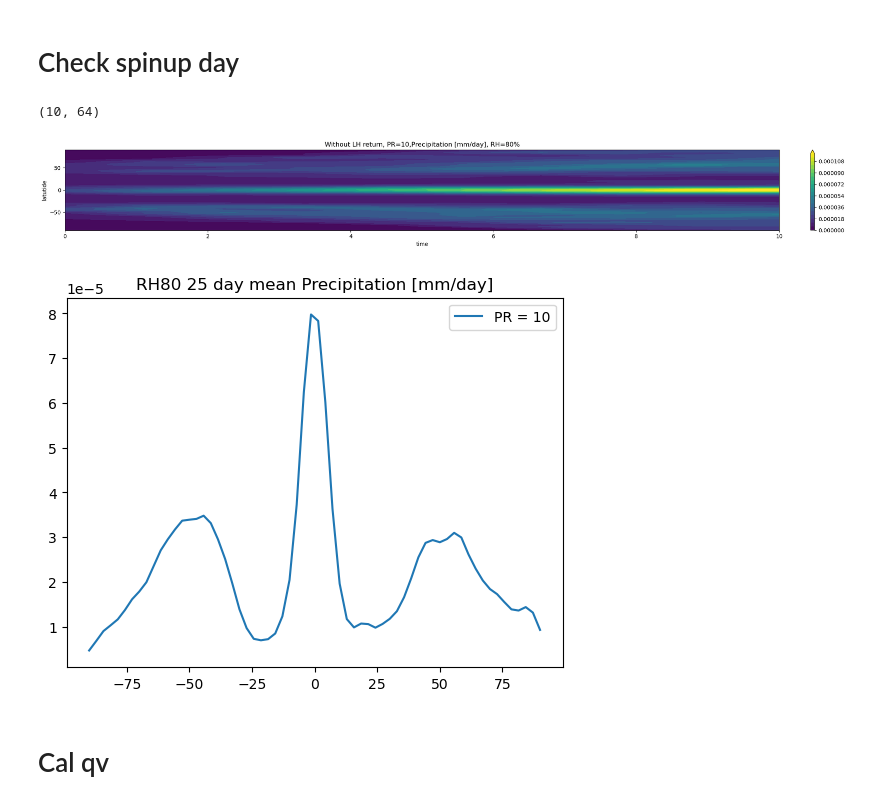
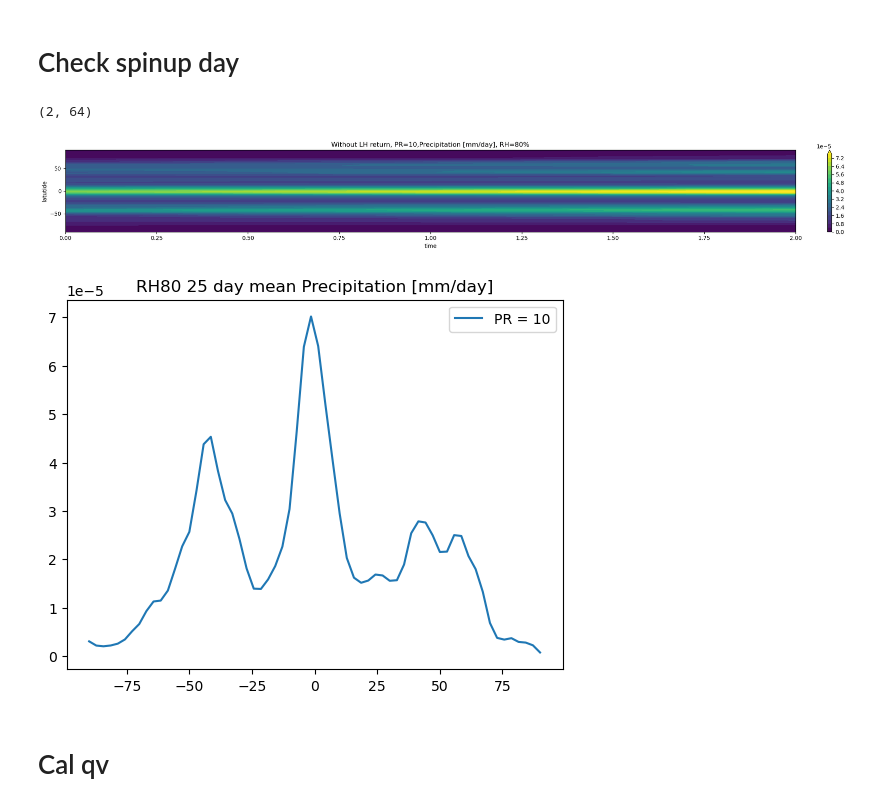
Before and after one commit to PeterChang1023/Dycore_beginner, a Jupyter notebook: dycore/IdealizeSpetral.jl/exp/HSt42/check_spinupday.ipynb, the cells around one changed output. Saved outputs shown, nothing was run; the diff lists cells and outputs as text; code cells hidden in the pictures.

```diff
--- a/dycore/IdealizeSpetral.jl/exp/HSt42/check_spinupday.ipynb
+++ b/dycore/IdealizeSpetral.jl/exp/HSt42/check_spinupday.ipynb
@@ -137,8 +137,8 @@ class Dycore:
 
         return np.nanmean(self.factor3, axis=(1,3))
 # %%
-file = "test_all.dat"
-time = np.linspace(0,10,10)
+file = "test_final.dat"
+time = np.linspace(0,2,2)
 y    = np.linspace(-90,90,64)
 
 yy, tt = np.meshgrid(y,time)
@@ -177,36 +177,36 @@ for pr in range(10,20,10):
 
 plt.tight_layout()
 # plt.savefig("Without LH return precipitation.png", dpi=300., bbox_inches='tight')
 plt.show()
 ###############################################################################
 ### cooridate
 x  = np.linspace(-180,180,128)
 y  = np.linspace(-90,90,64)
 xd = np.deg2rad(x)
 yd = np.deg2rad(y)
 
 # WARNING: cos(-90) would be zero, doing this preventing it from divide by zero.
 cy     = np.cos(yd)
 cy[0]  = np.nan
 cy[-1] = np.nan
 
 plt.figure(dpi=100.)
 plt.title("RH80 25 day mean Precipitation [mm/day]")
 
 for pr in range(10,20,10):
     # file  = f"1600day_HS_front_RH50_PR{pr}_PRRELAX86400_with_w_all.dat"# f"HS_front_RH50_PR10_PRRELAX86400_with_w_all.dat" # ./outputs/withprecip/
     # file = f"PR{pr}_200day_test_ice_all.dat"
     # file = "300day_RH80_PR10_test_vertical_advection_revised_all.dat"
     dycore = Dycore(file)
     Prec   = dycore.cal_diff()
     Prec_mean  = np.nanmean(Prec[:,:], axis=0)
     plt.plot(y, Prec_mean * int(pr), label=f"PR = {pr}")
 plt.legend()
 plt.show()
 # %% [output]
-(10, 64)
+(2, 64)
-[figure, old version]
+[figure, new version]
-[figure, old version]
+[figure, new version]
 # %% [markdown]
 # Cal qv
 # %%
```
Also changed, not shown: parts of 10 cells of this notebook, 2 other files.
